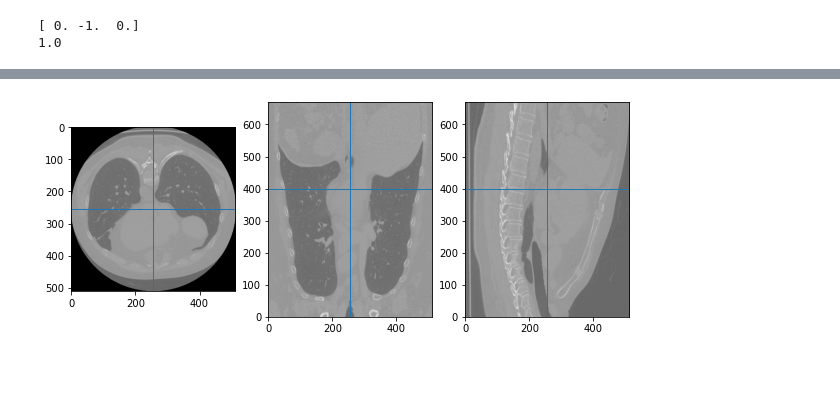
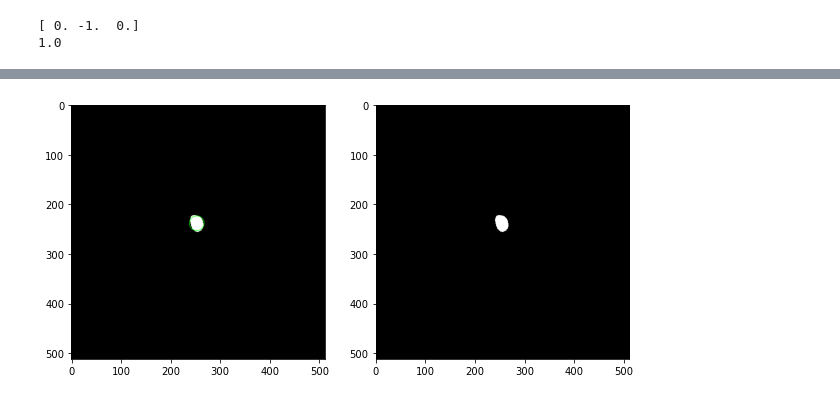
Before and after one commit to s-n-naik/airway_exploration, a Jupyter notebook: mask_calculations.ipynb, the cells around one changed output, grey strips where cells are left out. Cells and saved outputs as stored; diff of their text form; code cells hidden in the pictures; blank space fills up the shorter version.

Commit message:
added carina location (manual) but something looks wrong with registration - to do check lines only start to finish of segments

```diff
--- a/mask_calculations.ipynb
+++ b/mask_calculations.ipynb
@@ -95,7 +95,7 @@ def display_overlay(img, seg, *args, **kwargs):
     display_image(label_overlay(img, seg), *args, **kwargs)
 # %%
 # DATAFRAME HELPER
-def _get_coords(single_test, start_x=0, start_y=0,start_z=0):
+def _get_coords(single_test, start_x=0, start_y=0,start_z=0, start_loc=-1):
     # gets coords of ENDBPID
     x_diff= (single_test.centerlinelength*single_test.dircosx).values
     y_diff = (single_test.centerlinelength*single_test.dircosy).values
@@ -106,13 +106,15 @@ def _get_coords(single_test, start_x=0, start_y=0,start_z=0):
     y = np.zeros_like(x_diff)
     z = np.zeros_like(x_diff)
     for i in range(len(x_diff)):
-        if startbpid[i] == -1:
+        if startbpid[i] == start_loc:
+            print("adding start loc")
             x[i] = x_diff[i] + start_x
             y[i] = y_diff[i] + start_y
             z[i] = z_diff[i] + start_z
         else:
             # find parent id
             parent = np.where(endbpid == startbpid[i])
+            print("parent", parent)
             x[i] = x_diff[i] + x[parent]
             y[i] = y_diff[i] + y[parent]
             z[i] = z_diff[i] + z[parent]
@@ -276,5 +394,2 @@ Circle (252, 251) 15
 # %%
-tree_w_coords = _get_coords(tree, start_x=startx, start_y=starty, start_z=startz)
-tree_w_coords[['x', 'y', 'z']] = tree_w_coords[['x', 'y', 'z']].astype(int)
-tree_w_coords
 # %% [output]
@@ -690,4 +727,78 @@ plt.imshow(img_array[:,:,180], origin='lower', cmap='gray', extent=(0, height, 0
 # %%
-print(img.GetSize())
-display_image(img, 256,256,400)
+aw_array =  sitk.GetArrayFromImage(aw_img)
+kernel = cv2.getStructuringElement(cv2.MORPH_ELLIPSE, (1,1))
+# slice 223 find carina
+for i in range(50,350, 2):
+    _slice = cv2.cvtColor( aw_array[i,:,:], cv2.COLOR_GRAY2RGB)
+    cv2img = aw_array[i,:,:]
+#     cv2img[np.where(cv2img == 255)] = 1
+    print(cv2img.min(), cv2img.max())
+    im_gauss = cv2img #cv2.GaussianBlur(cv2img, (1, 1), 0)
+
+    #np.zeros_like(_slice)
+#     opening = cv2.morphologyEx(cv2img, cv2.MORPH_OPEN, kernel, iterations=3)
+    print(f"Slice {i}")
+    params = cv2.SimpleBlobDetector_Params()
+
+    # Set Area filtering parameters
+    params.filterByArea = True
+    params.minArea = 100
+
+    # Set Circularity filtering parameters
+    params.filterByCircularity = True
+    params.minCircularity = 0.7
+
+    # Set Convexity filtering parameters
+    params.filterByConvexity = True
+    params.minConvexity = 0.2
+
+    # Set inertia filtering parameters
+    params.filterByInertia = True
+    params.minInertiaRatio = 0.01
+
+    # blobl colour
+    params.blobColor = 255
+
+    # Create a detector with the parameters
+    detector = cv2.SimpleBlobDetector_create(params)
+
+    # Detect blobs
+    keypoints = detector.detect(im_gauss)
+    print(keypoints)
+    # Draw blobs on our image as red circles
+    blank = np.zeros((1, 1))
+    blobs = cv2.drawKeypoints(_slice , keypoints, blank, (0, 255, 0),
+                              cv2.DRAW_MATCHES_FLAGS_DRAW_RICH_KEYPOINTS)
+
+    number_of_blobs = len(keypoints)
+    text = "Number of Circular Blobs: " + str(len(keypoints))
+    print(text)
+    cv2.putText(blobs, text, (20, 550),
+                cv2.FONT_HERSHEY_SIMPLEX, 1, (255, 255, 255), 2)
+
+    # Show blobs
+    f, (ax1, ax2) = plt.subplots(1,2,figsize=(10,10))
+    ax1.imshow(blobs)
+    ax2.imshow(im_gauss, cmap='gray')
+#     plt.show()
+#     plt.imshow(cv2img)
+    plt.show()
+#     cv2.waitKey(0)
+#     cv2.destroyAllWindows()
+
+#     # Find contours and filter using contour area and aspect ratio
+#     cnts = cv2.findContours(opening, cv2.RETR_EXTERNAL, cv2.CHAIN_APPROX_SIMPLE)
+#     print(len(cnts), cnts)
+#     display_image(aw_img,256,256, i)
+
+#     peri = cv2.arcLength(c, True)
+#     approx = cv2.approxPolyDP(c, 0.04 * peri, True)
+#     area = cv2.contourArea(c)
+#     cnts = cnts[0] if len(cnts) == 2 else cnts[1]
+#     for c in cnts:
+#         if len(approx) > 5 and area > 1000 and area < 500000:
+#             ((x, y), r) = cv2.minEnclosingCircle(c)
+#             cv2.circle(cv2img, (int(x), int(y)), int(r), (36, 255, 12), 2)
+# #                     cv2.circle(cv2img, center, radius, (255, 0, 0), -1)
+#             plt.imshow(cv2img)
 # %% [output]
@@ -695 +809 @@ display_image(img, 256,256,400)
-[figure, old version]
+[figure, new version]
```
Also changed, not shown: parts of 30 cells of this notebook.
